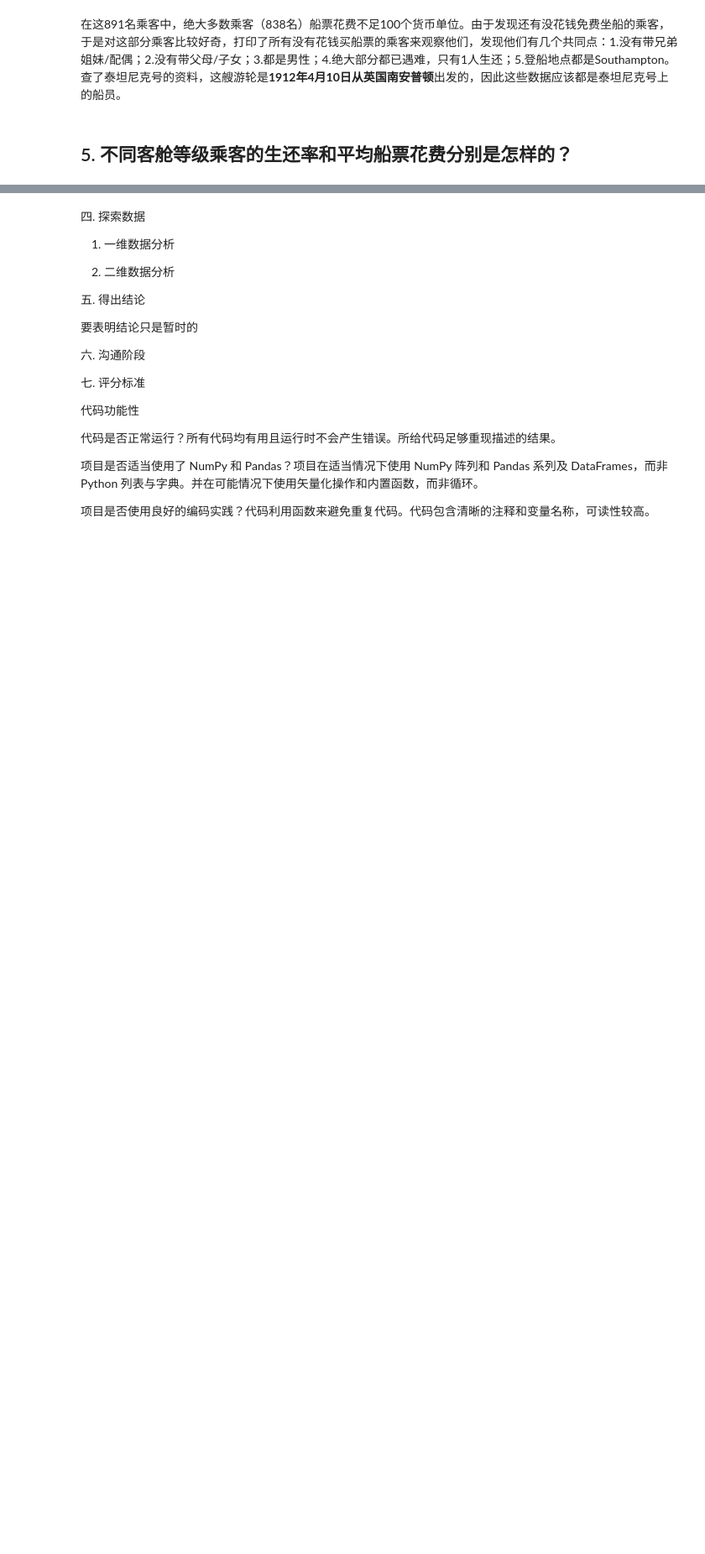
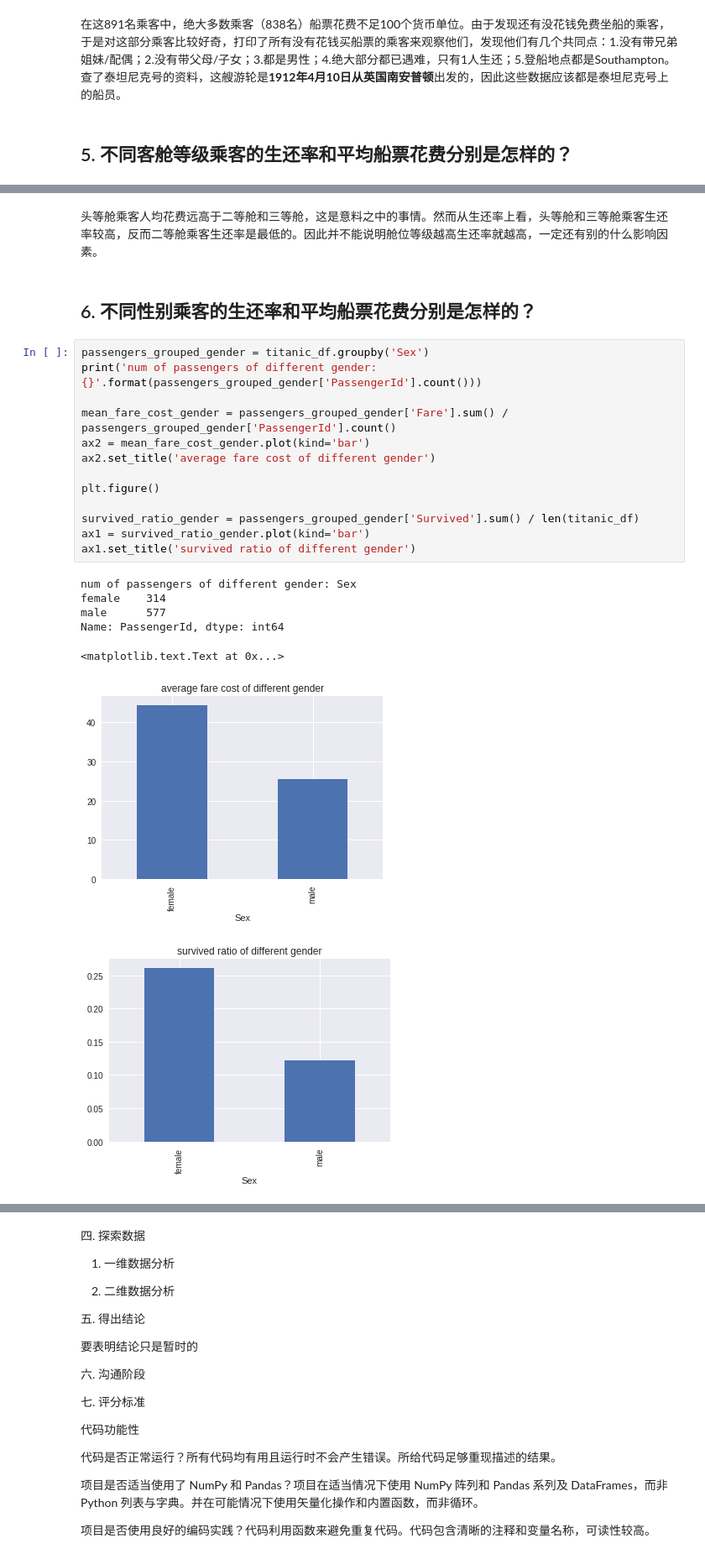
Before and after one commit to leesper/become-data-analyst, a Jupyter notebook: P2investigate_dataset/P2investivate_dataset.ipynb, the cells around one changed output, grey strips where cells are left out. Shown: that part at 84% size. Cells and saved outputs as stored; diff of their text form; blank space fills up the shorter version.

```diff
--- a/P2investigate_dataset/P2investivate_dataset.ipynb
+++ b/P2investigate_dataset/P2investivate_dataset.ipynb
@@ -248,0 +260,25 @@ num of passengers who spent fare <= 100: 838
+# %% [markdown]
+头等舱乘客人均花费远高于二等舱和三等舱，这是意料之中的事情。然而从生还率上看，头等舱和三等舱乘客生还率较高，反而二等舱乘客生还率是最低的。因此并不能说明舱位等级越高生还率就越高，一定还有别的什么影响因素。
+# %% [markdown]
+## 6. 不同性别乘客的生还率和平均船票花费分别是怎样的？
+# %%
+passengers_grouped_gender = titanic_df.groupby('Sex')
+print('num of passengers of different gender: {}'.format(passengers_grouped_gender['PassengerId'].count()))
+
+mean_fare_cost_gender = passengers_grouped_gender['Fare'].sum() / passengers_grouped_gender['PassengerId'].count()
+ax2 = mean_fare_cost_gender.plot(kind='bar')
+ax2.set_title('average fare cost of different gender')
+
+plt.figure()
+
+survived_ratio_gender = passengers_grouped_gender['Survived'].sum() / len(titanic_df)
+ax1 = survived_ratio_gender.plot(kind='bar')
+ax1.set_title('survived ratio of different gender')
+# %% [output]
+num of passengers of different gender: Sex
+female    314
+male      577
+Name: PassengerId, dtype: int64
+<matplotlib.text.Text at 0x...>
+[figure, added]
+[figure, added]
```
Also changed, not shown: parts of 5 cells of this notebook.
